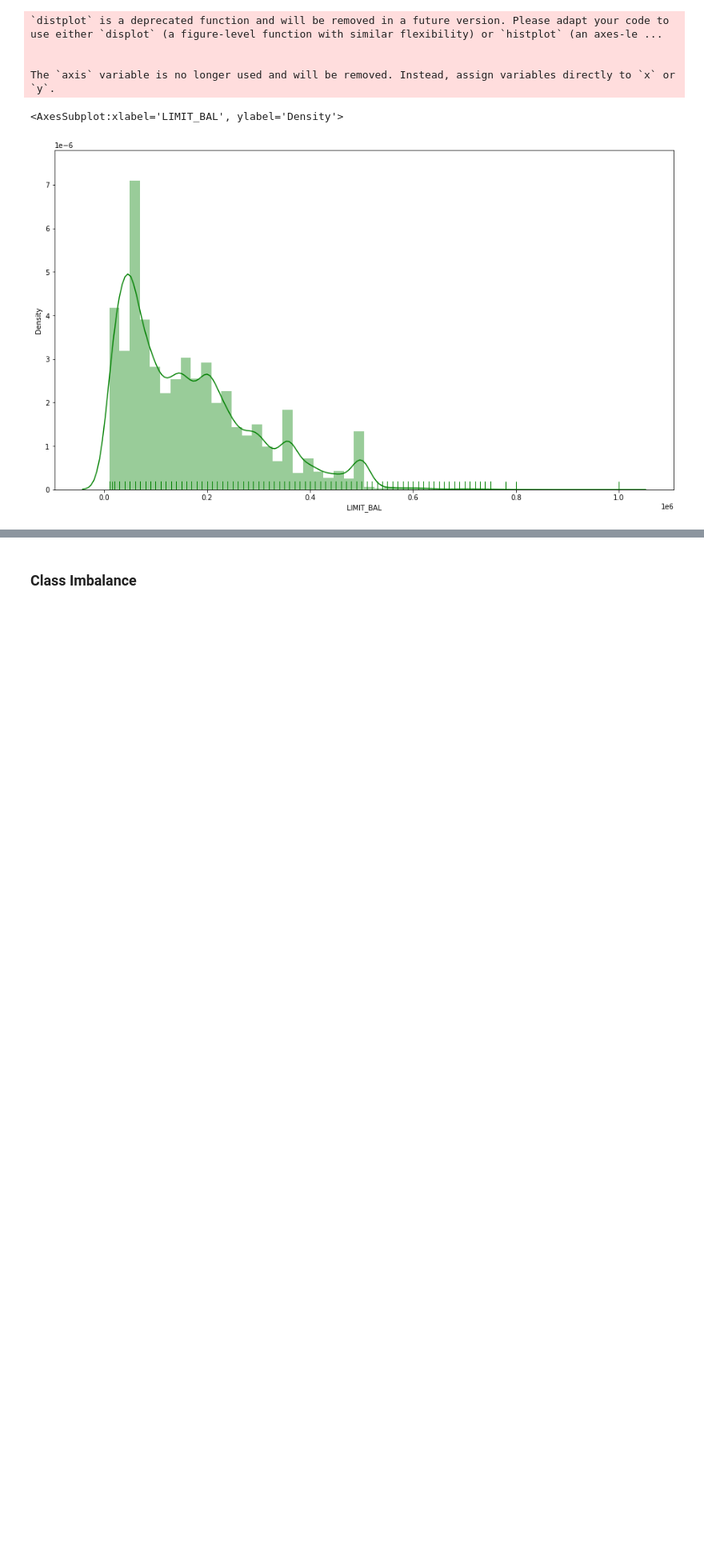
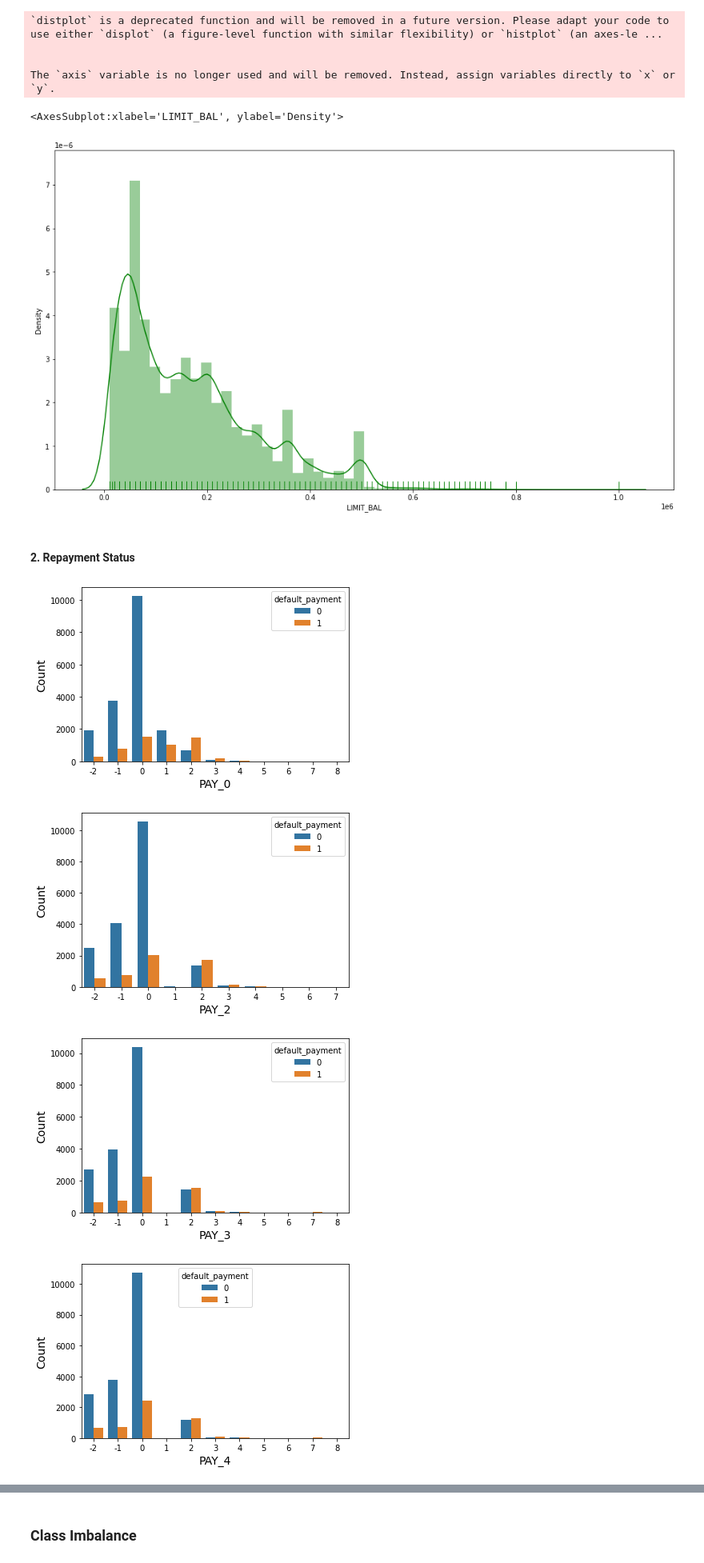
Before and after one commit to hmartin11/DSCI-310-Group-4, a Jupyter notebook: data_analysis.ipynb, the cells around one changed output, grey strips where cells are left out. Shown: that part at 80% size. Cells and saved outputs as stored; diff of their text form; code cells hidden in the pictures; blank space fills up the shorter version.

```diff
--- a/data_analysis.ipynb
+++ b/data_analysis.ipynb
@@ -167,3 +167,16 @@ sns.distplot(train_df['LIMIT_BAL'],kde=True,bins=50, rug = True, color="green")
 The `axis` variable is no longer used and will be removed. Instead, assign variables directly to `x` or `y`.
 <AxesSubplot:xlabel='LIMIT_BAL', ylabel='Density'>
 [figure]
+# %% [markdown]
+#### 2. Repayment Status
+# %%
+for column in train_df[["PAY_0", "PAY_2", "PAY_3", "PAY_4", "PAY_5", "PAY_6"]]:
+    edu_plot = sns.countplot(data = train_df, hue="default_payment", x = column)
+    plt.xlabel(column, fontsize= 14)
+    plt.ylabel("Count", fontsize= 14)
+    plt.show()
+# %% [output]
+[figure, added]
+[figure, added]
+[figure, added]
+[figure, added]
```
Also changed, not shown: parts of 28 cells of this notebook.
